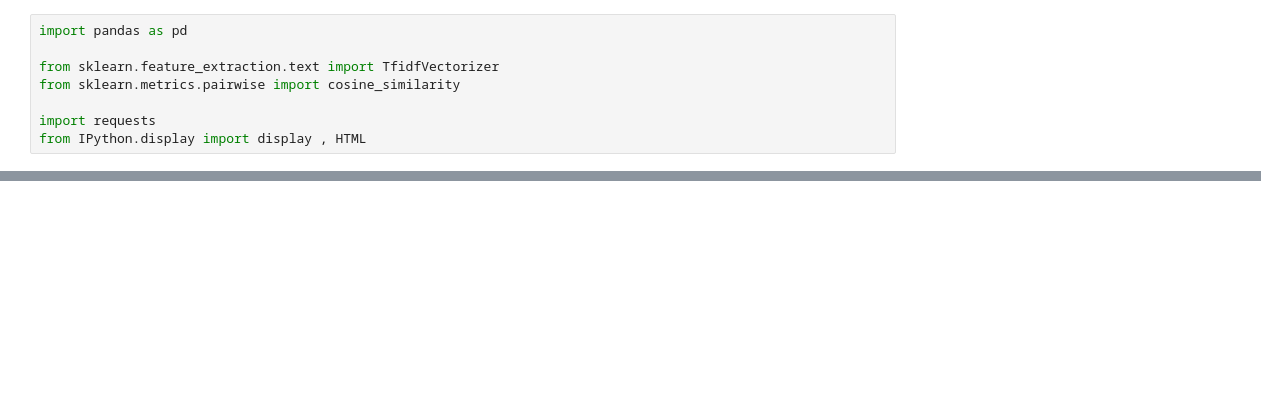
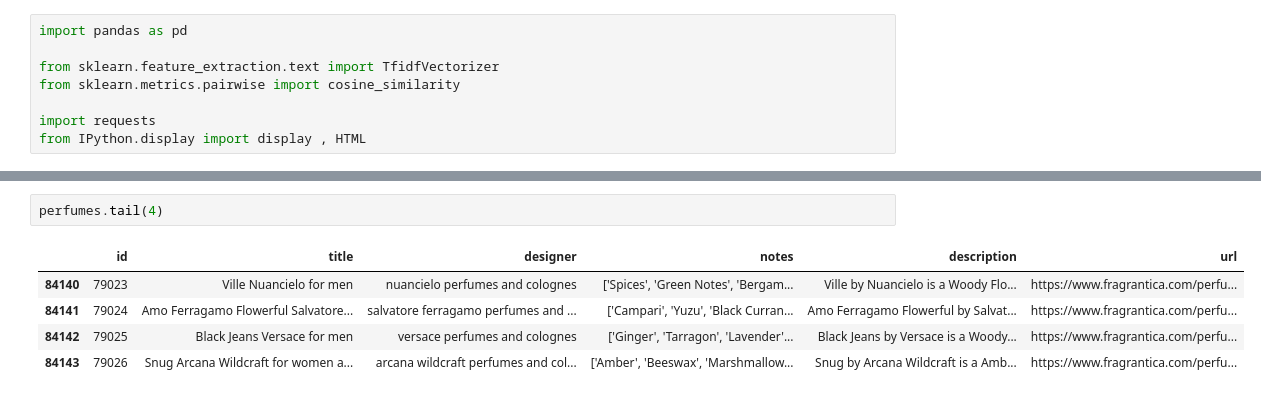
Before and after one commit to Razakhan143/PERFUME_HAVEN_MLOPS_PROJECT, a Jupyter notebook: perfume_haven_mlops_roject/notebooks/notebook.ipynb, the cells around one changed output, grey strips where cells are left out. Saved outputs shown, nothing was run; the diff lists cells and outputs as text; blank space fills up the shorter version.

```diff
--- a/perfume_haven_mlops_roject/notebooks/notebook.ipynb
+++ b/perfume_haven_mlops_roject/notebooks/notebook.ipynb
@@ -25,0 +28,8 @@ products.head(2)
+# %%
+perfumes.tail(4)
+# %% [output]
+|  | id | title | designer | notes | description | url |
+| 84140 | 79023 | Ville Nuancielo for men | nuancielo perfumes and colognes | ['Spices', 'Green Notes', 'Bergam... | Ville by Nuancielo is a Woody Flo... | https://www.fragrantica.com/perfu... |
+| 84141 | 79024 | Amo Ferragamo Flowerful Salvatore... | salvatore ferragamo perfumes and ... | ['Campari', 'Yuzu', 'Black Curran... | Amo Ferragamo Flowerful by Salvat... | https://www.fragrantica.com/perfu... |
+| 84142 | 79025 | Black Jeans Versace for men | versace perfumes and colognes | ['Ginger', 'Tarragon', 'Lavender'... | Black Jeans by Versace is a Woody... | https://www.fragrantica.com/perfu... |
+| 84143 | 79026 | Snug Arcana Wildcraft for women a... | arcana wildcraft perfumes and col... | ['Amber', 'Beeswax', 'Marshmallow... | Snug by Arcana Wildcraft is a Amb... | https://www.fragrantica.com/perfu... |
```
Also changed, not shown: parts of 28 cells of this notebook, 4 other files.
